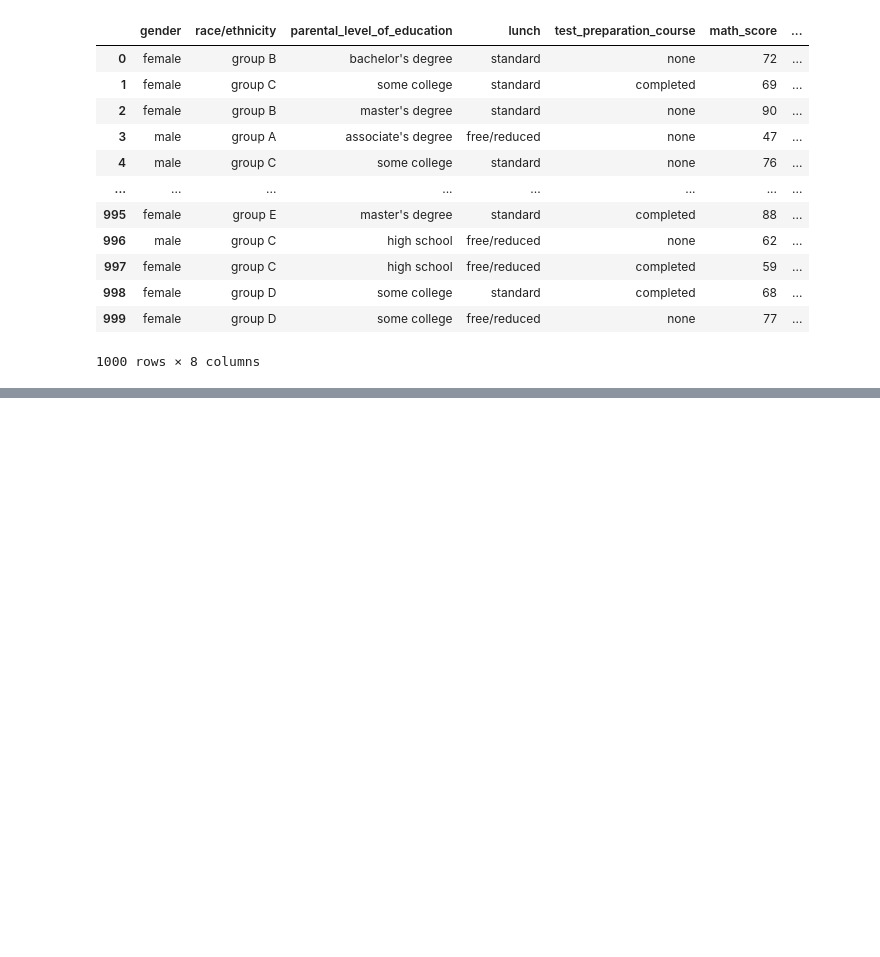
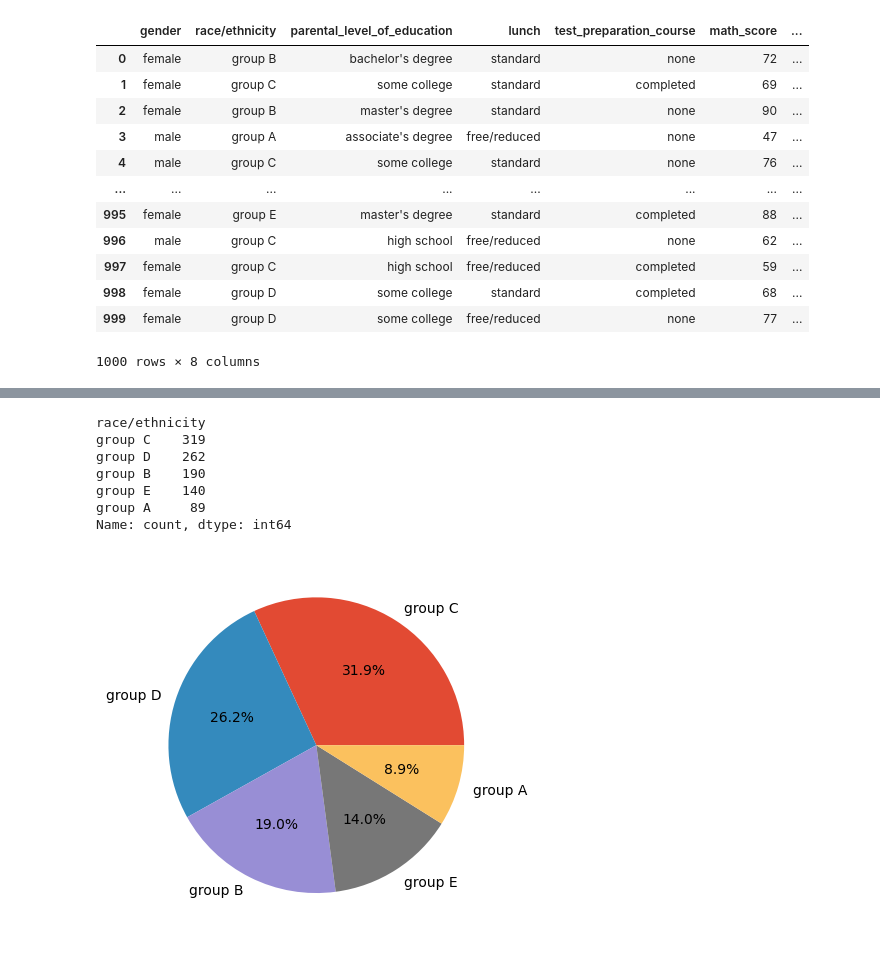
Before and after one commit to AntonLihtar/python_starter, a Jupyter notebook: padas_data1/main.ipynb, the cells around one changed output, grey strips where cells are left out. Cells and saved outputs as stored; diff of their text form; code cells hidden in the pictures; blank space fills up the shorter version.

```diff
--- a/padas_data1/main.ipynb
+++ b/padas_data1/main.ipynb
@@ -103,0 +112,19 @@ np.int64(0)
+# %%
+gender_ser = students_df['race/ethnicity']
+gender_ser = gender_ser.value_counts()
+print(gender_ser)
+
+categories = gender_ser.index
+values = gender_ser.values
+
+plt.pie(values, labels=categories, autopct='%1.1f%%')
+plt.show()
+# %% [output]
+race/ethnicity
+group C    319
+group D    262
+group B    190
+group E    140
+group A     89
+Name: count, dtype: int64
+[figure, added]
```
Also changed, not shown: parts of 5 cells of this notebook.
